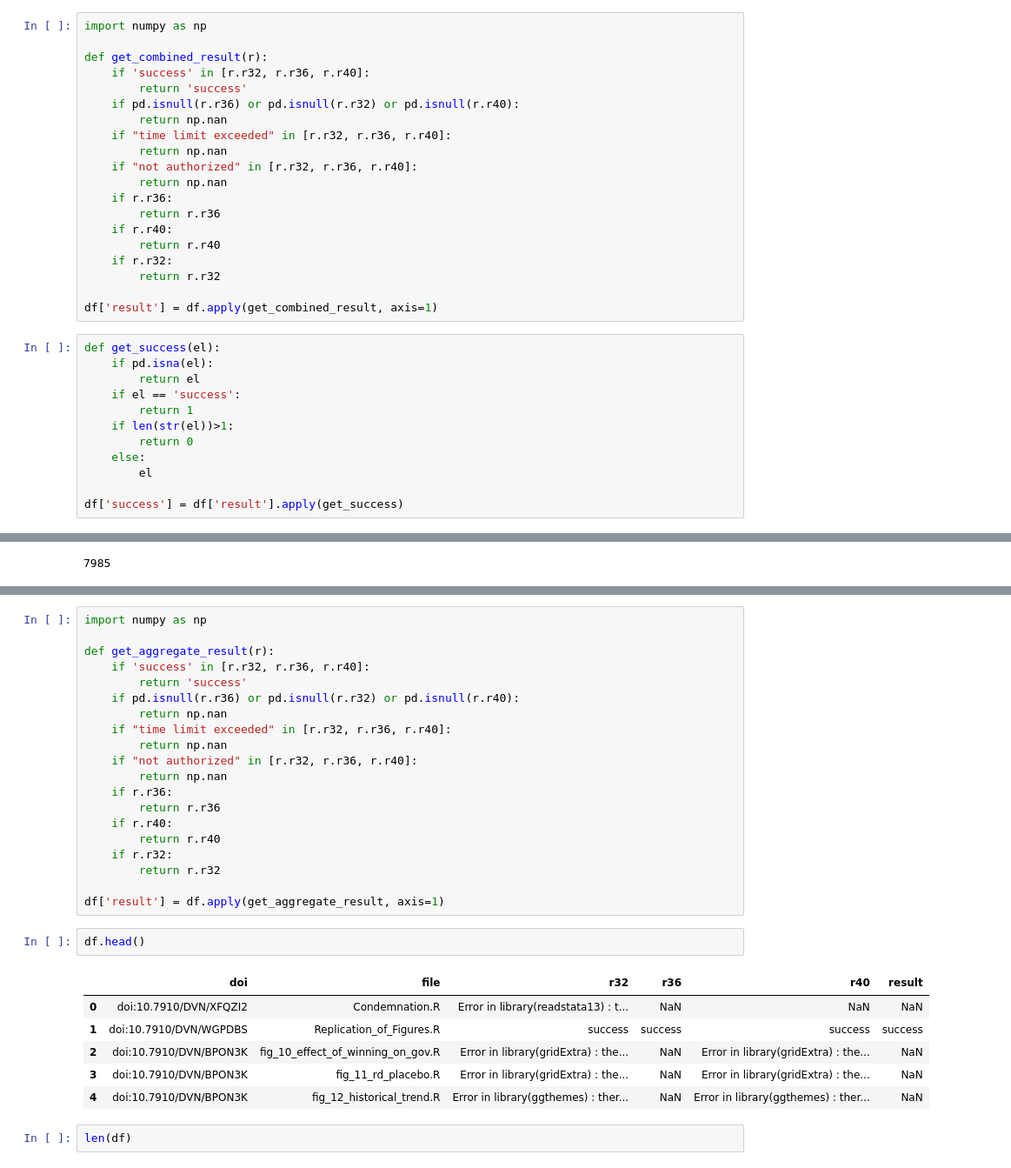
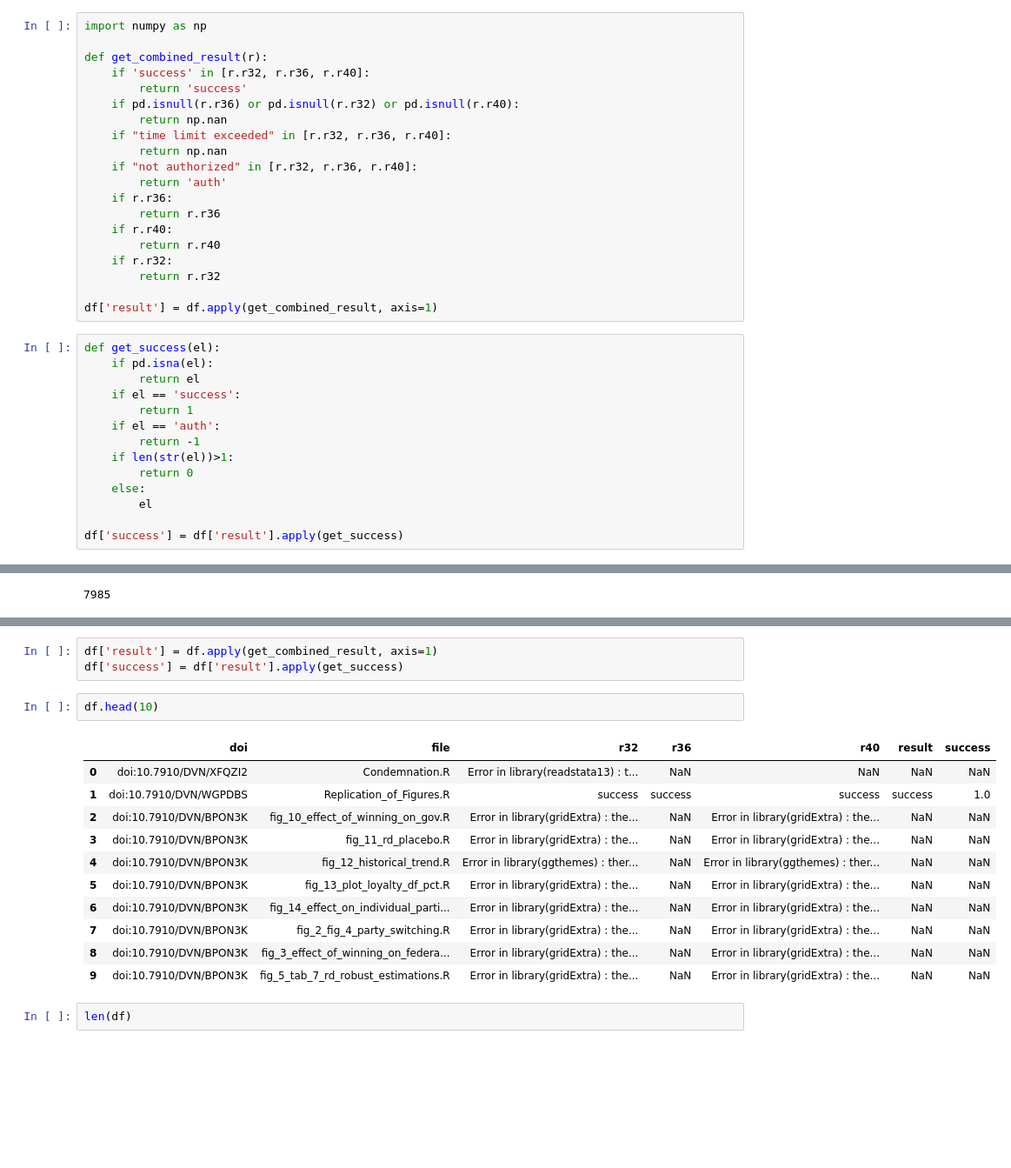
Before and after one commit to atrisovic/dataverse-r-study, a Jupyter notebook: analysis/get-combined-success-rates.ipynb, the cells around one changed output, grey strips where cells are left out. Shown at 87% size. Drawn from its saved outputs; the diff is of its cells as text; blank space fills up the shorter version.

```diff
--- a/analysis/get-combined-success-rates.ipynb
+++ b/analysis/get-combined-success-rates.ipynb
@@ -59,7 +59,7 @@ def get_combined_result(r):
     if "time limit exceeded" in [r.r32, r.r36, r.r40]:
         return np.nan
     if "not authorized" in [r.r32, r.r36, r.r40]:
-        return np.nan
+        return 'auth'
     if r.r36:
         return r.r36
     if r.r40:
@@ -74,6 +74,8 @@ def get_success(el):
         return el
     if el == 'success':
         return 1
+    if el == 'auth':
+        return -1
     if len(str(el))>1:
         return 0
     else:
@@ -247,32 +240,20 @@ len(df)
-# %%
-import numpy as np
-
-def get_aggregate_result(r):
-    if 'success' in [r.r32, r.r36, r.r40]:
-        return 'success'
-    if pd.isnull(r.r36) or pd.isnull(r.r32) or pd.isnull(r.r40):
-        return np.nan
-    if "time limit exceeded" in [r.r32, r.r36, r.r40]:
-        return np.nan
-    if "not authorized" in [r.r32, r.r36, r.r40]:
-        return np.nan
-    if r.r36:
-        return r.r36
-    if r.r40:
-        return r.r40
-    if r.r32:
-        return r.r32
-
-df['result'] = df.apply(get_aggregate_result, axis=1)
+# %%
+df['result'] = df.apply(get_combined_result, axis=1)
+df['success'] = df['result'].apply(get_success)
 # %%
-df.head()
+df.head(10)
 # %% [output]
-|  | doi | file | r32 | r36 | r40 | result |
-| 0 | doi:10.7910/DVN/XFQZI2 | Condemnation.R | Error in library(readstata13) : t... | NaN | NaN | NaN |
-| 1 | doi:10.7910/DVN/WGPDBS | Replication_of_Figures.R | success | success | success | success |
-| 2 | doi:10.7910/DVN/BPON3K | fig_10_effect_of_winning_on_gov.R | Error in library(gridExtra) : the... | NaN | Error in library(gridExtra) : the... | NaN |
-| 3 | doi:10.7910/DVN/BPON3K | fig_11_rd_placebo.R | Error in library(gridExtra) : the... | NaN | Error in library(gridExtra) : the... | NaN |
-| 4 | doi:10.7910/DVN/BPON3K | fig_12_historical_trend.R | Error in library(ggthemes) : ther... | NaN | Error in library(ggthemes) : ther... | NaN |
+|  | doi | file | r32 | r36 | r40 | result | success |
+| 0 | doi:10.7910/DVN/XFQZI2 | Condemnation.R | Error in library(readstata13) : t... | NaN | NaN | NaN | NaN |
+| 1 | doi:10.7910/DVN/WGPDBS | Replication_of_Figures.R | success | success | success | success | 1.0 |
+| 2 | doi:10.7910/DVN/BPON3K | fig_10_effect_of_winning_on_gov.R | Error in library(gridExtra) : the... | NaN | Error in library(gridExtra) : the... | NaN | NaN |
+| 3 | doi:10.7910/DVN/BPON3K | fig_11_rd_placebo.R | Error in library(gridExtra) : the... | NaN | Error in library(gridExtra) : the... | NaN | NaN |
+| 4 | doi:10.7910/DVN/BPON3K | fig_12_historical_trend.R | Error in library(ggthemes) : ther... | NaN | Error in library(ggthemes) : ther... | NaN | NaN |
+| 5 | doi:10.7910/DVN/BPON3K | fig_13_plot_loyalty_df_pct.R | Error in library(gridExtra) : the... | NaN | Error in library(gridExtra) : the... | NaN | NaN |
+| 6 | doi:10.7910/DVN/BPON3K | fig_14_effect_on_individual_parti... | Error in library(gridExtra) : the... | NaN | Error in library(gridExtra) : the... | NaN | NaN |
+| 7 | doi:10.7910/DVN/BPON3K | fig_2_fig_4_party_switching.R | Error in library(gridExtra) : the... | NaN | Error in library(gridExtra) : the... | NaN | NaN |
+| 8 | doi:10.7910/DVN/BPON3K | fig_3_effect_of_winning_on_federa... | Error in library(gridExtra) : the... | NaN | Error in library(gridExtra) : the... | NaN | NaN |
+| 9 | doi:10.7910/DVN/BPON3K | fig_5_tab_7_rd_robust_estimations.R | Error in library(gridExtra) : the... | NaN | Error in library(gridExtra) : the... | NaN | NaN |
 # %%
 len(df)
 # %% [output]
```
Also changed, not shown: parts of 15 cells of this notebook, 6 other files.
